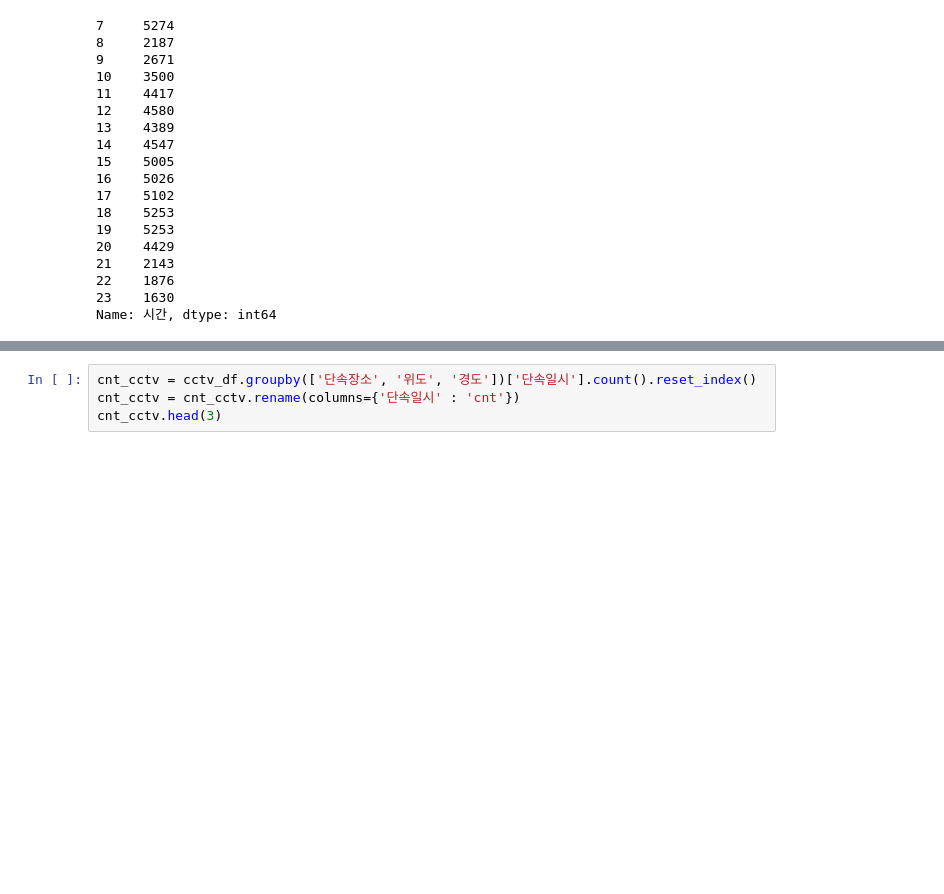
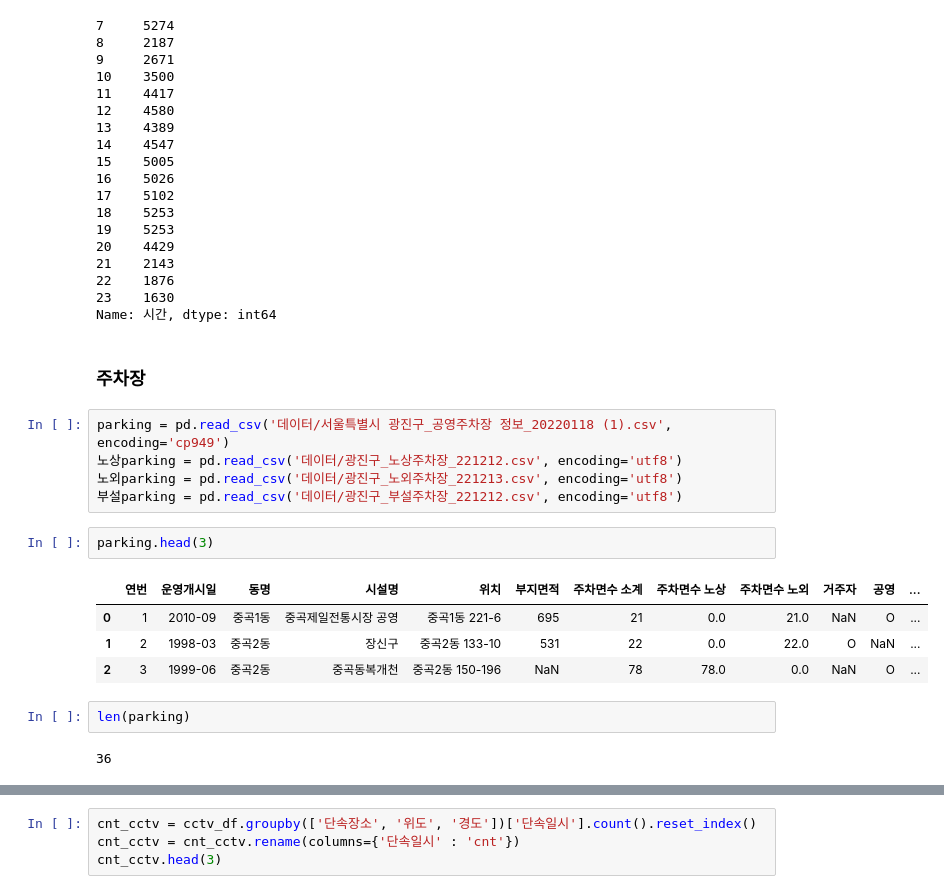
Before and after one commit to JJungEEun/2023_DaconStudy, a Jupyter notebook: 광진구_빅데이터분석_공모전/불법주정차_EDA.ipynb, the cells around one changed output, grey strips where cells are left out. Drawn from its saved outputs; the diff is of its cells as text; blank space fills up the shorter version.

```diff
--- a/광진구_빅데이터분석_공모전/불법주정차_EDA.ipynb
+++ b/광진구_빅데이터분석_공모전/불법주정차_EDA.ipynb
@@ -271,3 +264,21 @@ cctv_df['시간'].value_counts().sort_index()
 22    1876
 23    1630
 Name: 시간, dtype: int64
+# %% [markdown]
+### 주차장
+# %%
+parking = pd.read_csv('데이터/서울특별시 광진구_공영주차장 정보_20220118 (1).csv', encoding='cp949')
+노상parking = pd.read_csv('데이터/광진구_노상주차장_221212.csv', encoding='utf8')
+노외parking = pd.read_csv('데이터/광진구_노외주차장_221213.csv', encoding='utf8')
+부설parking = pd.read_csv('데이터/광진구_부설주차장_221212.csv', encoding='utf8')
+# %%
+parking.head(3)
+# %% [output]
+|  | 연번 | 운영개시일 | 동명 | 시설명 | 위치 | 부지면적 | 주차면수 소계 | 주차면수 노상 | 주차면수 노외 | 거주자 | 공영 | ... |
+| 0 | 1 | 2010-09 | 중곡1동 | 중곡제일전통시장 공영 | 중곡1동 221-6 | 695 | 21 | 0.0 | 21.0 | NaN | O | ... |
+| 1 | 2 | 1998-03 | 중곡2동 | 장신구 | 중곡2동 133-10 | 531 | 22 | 0.0 | 22.0 | O | NaN | ... |
+| 2 | 3 | 1999-06 | 중곡2동 | 중곡동복개천 | 중곡2동 150-196 | NaN | 78 | 78.0 | 0.0 | NaN | O | ... |
+# %%
+len(parking)
+# %% [output]
+36
```
Also changed, not shown: parts of 14 cells of this notebook.
